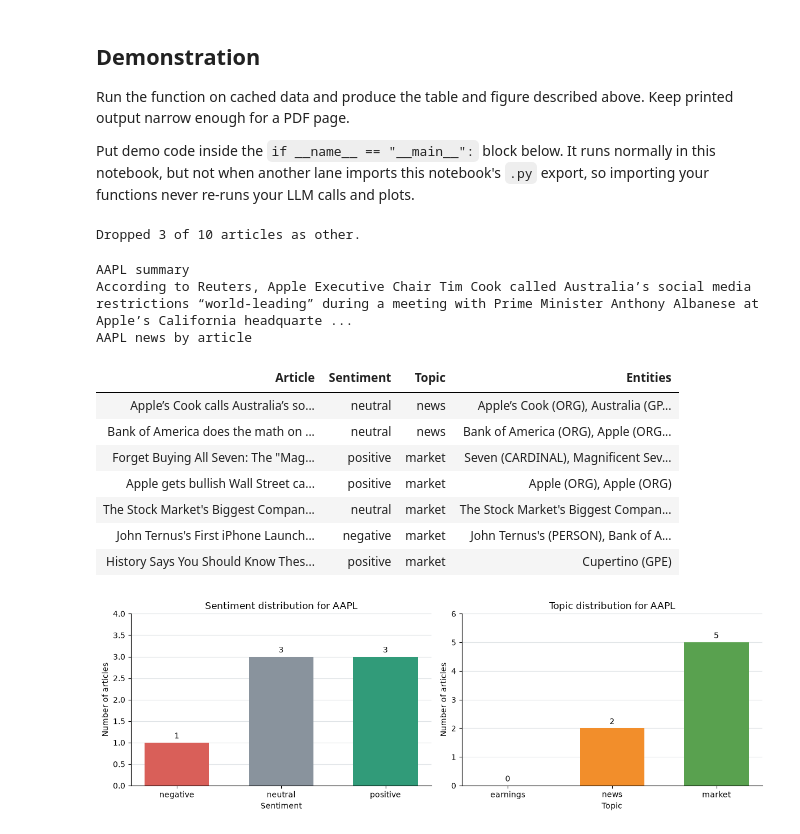
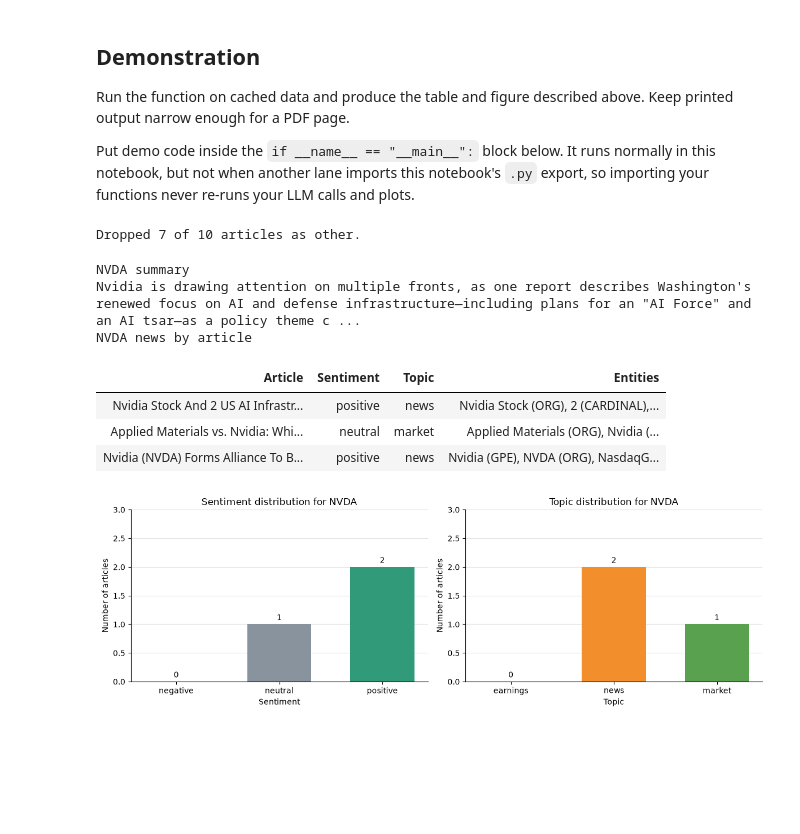
Before and after one commit to nazeshinjite/not-financial-advice, a Jupyter notebook: dev/chain.ipynb, the cells around one changed output. Saved outputs shown, nothing was run; the diff lists cells and outputs as text; code cells hidden in the pictures; blank space fills up the shorter version.

```diff
--- a/dev/chain.ipynb
+++ b/dev/chain.ipynb
@@ -296,19 +312,15 @@ Run the function on cached data and produce the table and figure described above
 Put demo code inside the `if __name__ == "__main__":` block below. It runs normally in this notebook, but not when another lane imports this notebook's `.py` export, so importing your functions never re-runs your LLM calls and plots.
 # %%
 if __name__ == "__main__":
-    result = run_chain("AAPL")
+    result = run_chain("NVDA")
     visualize(result)
 # %% [output]
-Dropped 3 of 10 articles as other.
+Dropped 7 of 10 articles as other.
-AAPL summary
-According to Reuters, Apple Executive Chair Tim Cook called Australia’s social media restrictions “world-leading” during a meeting with Prime Minister Anthony Albanese at Apple’s California headquarte ...
-AAPL news by article
+NVDA summary
+Nvidia is drawing attention on multiple fronts, as one report describes Washington's renewed focus on AI and defense infrastructure—including plans for an "AI Force" and an AI tsar—as a policy theme c ...
+NVDA news by article
 | Article | Sentiment | Topic | Entities |
-| Apple’s Cook calls Australia’s so... | neutral | news | Apple’s Cook (ORG), Australia (GP... |
-| Bank of America does the math on ... | neutral | news | Bank of America (ORG), Apple (ORG... |
-| Forget Buying All Seven: The "Mag... | positive | market | Seven (CARDINAL), Magnificent Sev... |
-| Apple gets bullish Wall Street ca... | positive | market | Apple (ORG), Apple (ORG) |
-| The Stock Market's Biggest Compan... | neutral | market | The Stock Market's Biggest Compan... |
-| John Ternus's First iPhone Launch... | negative | market | John Ternus's (PERSON), Bank of A... |
-| History Says You Should Know Thes... | positive | market | Cupertino (GPE) |
+| Nvidia Stock And 2 US AI Infrastr... | positive | news | Nvidia Stock (ORG), 2 (CARDINAL),... |
+| Applied Materials vs. Nvidia: Whi... | neutral | market | Applied Materials (ORG), Nvidia (... |
+| Nvidia (NVDA) Forms Alliance To B... | positive | news | Nvidia (GPE), NVDA (ORG), NasdaqG... |
-[figure, old version]
+[figure, new version]
```
Also changed, not shown: parts of 1 cell of this notebook, 1 other file.
